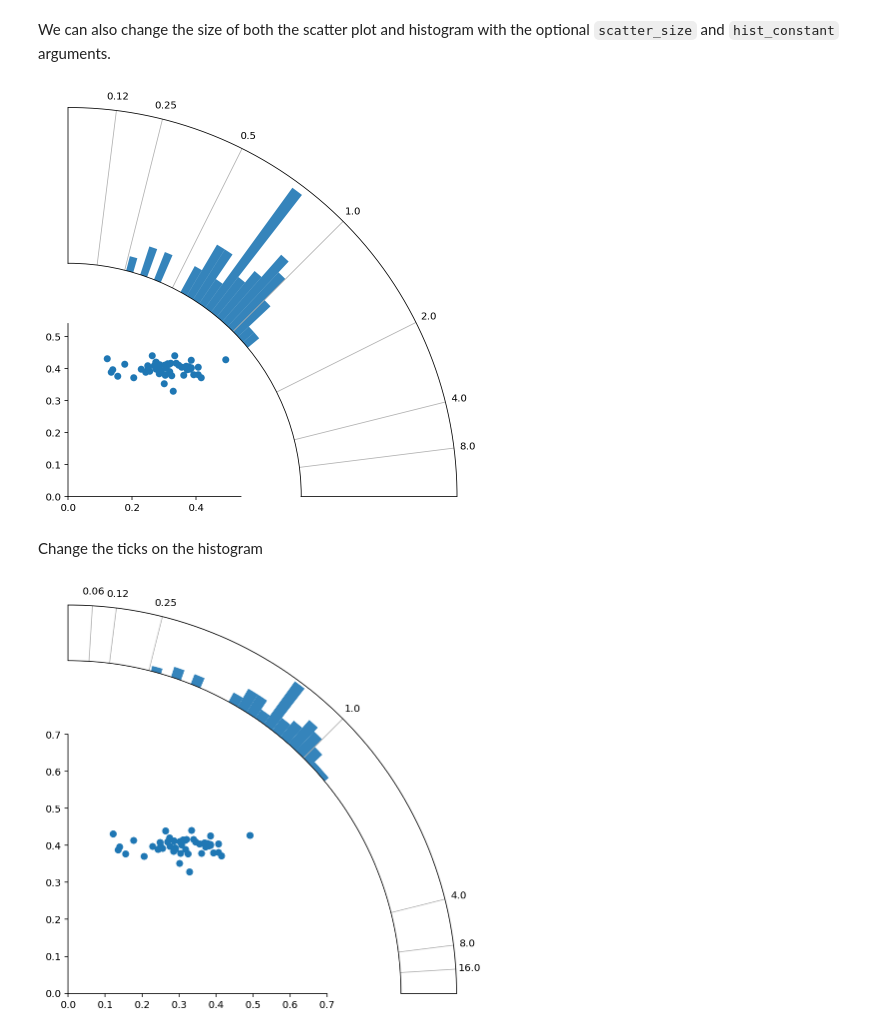
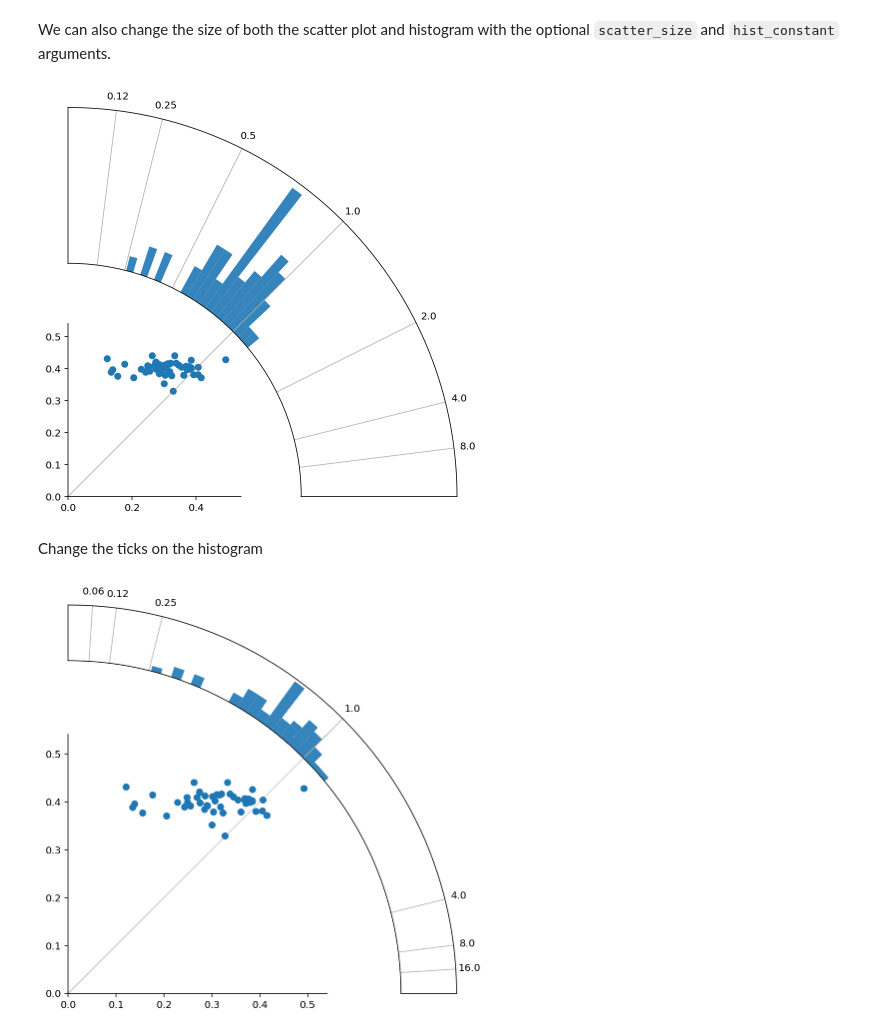
Before and after one commit to drbenvincent/misc, a Jupyter notebook: plotting/radial corner histogram plot.ipynb, the cells around one changed output. Cells and saved outputs as stored; diff of their text form; code cells hidden in the pictures.

Commit message:
comments + line of equality by default

```diff
--- a/plotting/radial corner histogram plot.ipynb
+++ b/plotting/radial corner histogram plot.ipynb
@@ -12,21 +12,28 @@ x = 0.3 + np.random.randn(n)*0.08
 y = 0.4 + np.random.randn(n)*0.02
 # %%
 def radial_corner_plot(x, y,
+                       figsize=(6,6),
                        n_hist_bins=51,
                        scatter_kwargs={},
                        scatter_size=0.6,
                        hist_constant=-40,
-                       desired_ratios=[1/8, 1/4, 1/2, 1, 2, 4, 8]):
+                       desired_ratios=[1/8, 1/4, 1/2, 1, 2, 4, 8],
+                       equality_line=True):
     """Scatter plot with radial histogram of x/y ratios
     Inputs:
+        - figsize: tuple
+        - n_hist_bins: scalar integer
         - scatter_kwargs: kwargs for axis of scatter plot. Note. If you edit the
                           axis limits, they need to be equal to ensure the points
                           and histogram line up.
         - scatter_size: decrease to make scatter plot smaller
-        - hist_constant: decrease for fatter histogram"""
+        - hist_constant: decrease for fatter histogram
+        - desired_ratios: list of scalars defining ratios for histogram ticks
+        - equality_line: boolean. Do we want a fdiagonal line of equality or not?
+    """
 
     # Axis setup
-    fig = plt.figure(figsize=(6,6))
+    fig = plt.figure(figsize=figsize)
     ax1 = fig.add_axes([0.1, 0.1, scatter_size, scatter_size],
                        label="cartesian")
     ax2 = fig.add_axes([0.1,0.1,.9,.9], projection="polar", label="polar")
@@ -44,7 +51,6 @@ def radial_corner_plot(x, y,
         return ax
 
     # Convert scatter data to histogram data
-    r = np.sqrt(x**2 + y**2)
     phi = np.arctan2(y, x)
     h, b = np.histogram(phi,
                         bins=np.linspace(0, np.pi/2, n_hist_bins),
@@ -61,6 +67,8 @@ def radial_corner_plot(x, y,
     ax1.spines['right'].set_visible(False)
     ax1.spines['top'].set_visible(False)
 
+    if equality_line:
+        ax1.plot([0, 1], [0, 1], '-', lw=0.5, c=[0.5, 0.5, 0.5])
 
     # HISTOGRAM ----------------------------------------------------------
     ax2 = rotate_hist_axis(ax2)
@@ -92,6 +100,7 @@ def radial_corner_plot(x, y,
     # remove bin count labels
     ax2.set_yticks([])
 
+
     return (fig, [ax1, ax2])
 # %% [markdown]
 ## Example usage
@@ -116,12 +125,11 @@ We can also change the size of both the scatter plot and histogram with the opti
 # %%
 fig, ax = radial_corner_plot(x, y, scatter_size=0.4, hist_constant=-10)
 # %% [output]
-[figure, old version]
+[figure, new version]
 # %% [markdown]
 Change the ticks on the histogram
 # %%
 fig, ax = radial_corner_plot(x, y,
-                             scatter_kwargs = {"xlim": [0, 0.7], "ylim": [0, 0.7]},
                              desired_ratios=[1/16, 1/8, 1/4, 1, 4, 8, 16])
 # %% [output]
-[figure, old version]
+[figure, new version]
```
Also changed, not shown: parts of 2 cells of this notebook.
